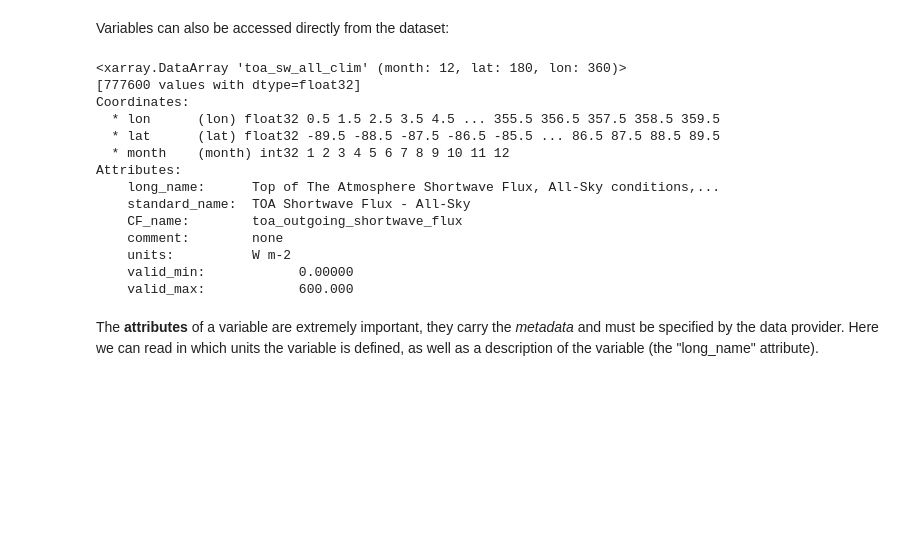
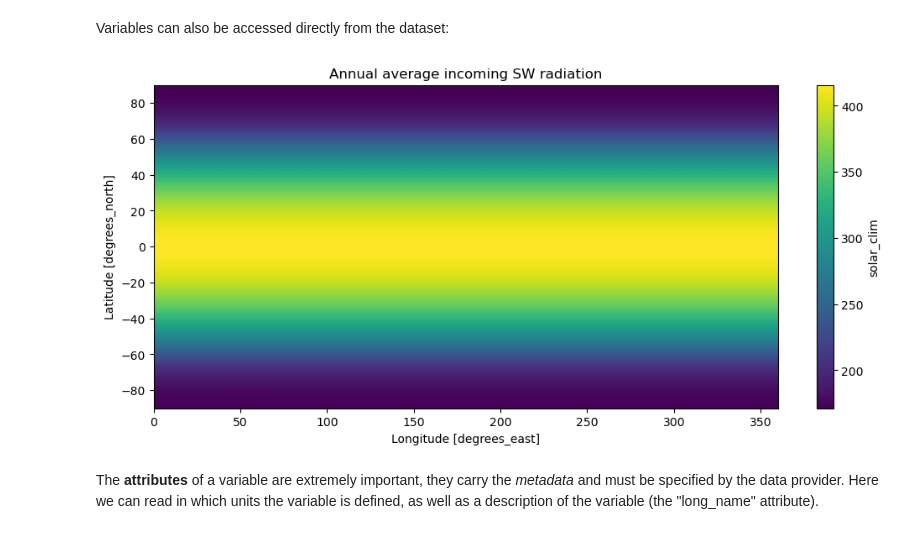
Before and after one commit to fmaussion/climate_practicals_bsc, a Jupyter notebook: book/week_02/01_Lesson_NetCDF_Data.ipynb, the cells around one changed output. Saved outputs shown, nothing was run; the diff lists cells and outputs as text; code cells hidden in the pictures; blank space fills up the shorter version.

```diff
--- a/book/week_02/01_Lesson_NetCDF_Data.ipynb
+++ b/book/week_02/01_Lesson_NetCDF_Data.ipynb
@@ -142,23 +177,11 @@ array([-89.5, -88.5, -87.5, -86.5, -85.5, -84.5, -83.5, -82.5, -81.5, -80.5,
 ### Variables
 # %% [markdown]
 Variables can also be accessed directly from the dataset:
-# %%
-ds.toa_sw_all_clim
-# %% [output]
-<xarray.DataArray 'toa_sw_all_clim' (month: 12, lat: 180, lon: 360)>
-[777600 values with dtype=float32]
-Coordinates:
-  * lon      (lon) float32 0.5 1.5 2.5 3.5 4.5 ... 355.5 356.5 357.5 358.5 359.5
-  * lat      (lat) float32 -89.5 -88.5 -87.5 -86.5 -85.5 ... 86.5 87.5 88.5 89.5
-  * month    (month) int32 1 2 3 4 5 6 7 8 9 10 11 12
-Attributes:
-    long_name:      Top of The Atmosphere Shortwave Flux, All-Sky conditions,...
-    standard_name:  TOA Shortwave Flux - All-Sky
-    CF_name:        toa_outgoing_shortwave_flux
-    comment:        none
-    units:          W m-2
-    valid_min:            0.00000
-    valid_max:            600.000
+# %%
+ds.solar_clim.mean(dim='month').plot();
+plt.title('Annual average incoming SW radiation');
+# %% [output]
+[figure, added]
 # %% [markdown]
 The **attributes** of a variable are extremely important, they carry the *metadata* and must be specified by the data provider. Here we can read in which units the variable is defined, as well as a description of the variable (the "long_name" attribute).
 # %% [markdown]
```
Also changed, not shown: parts of 11 cells of this notebook, 4 other files.
